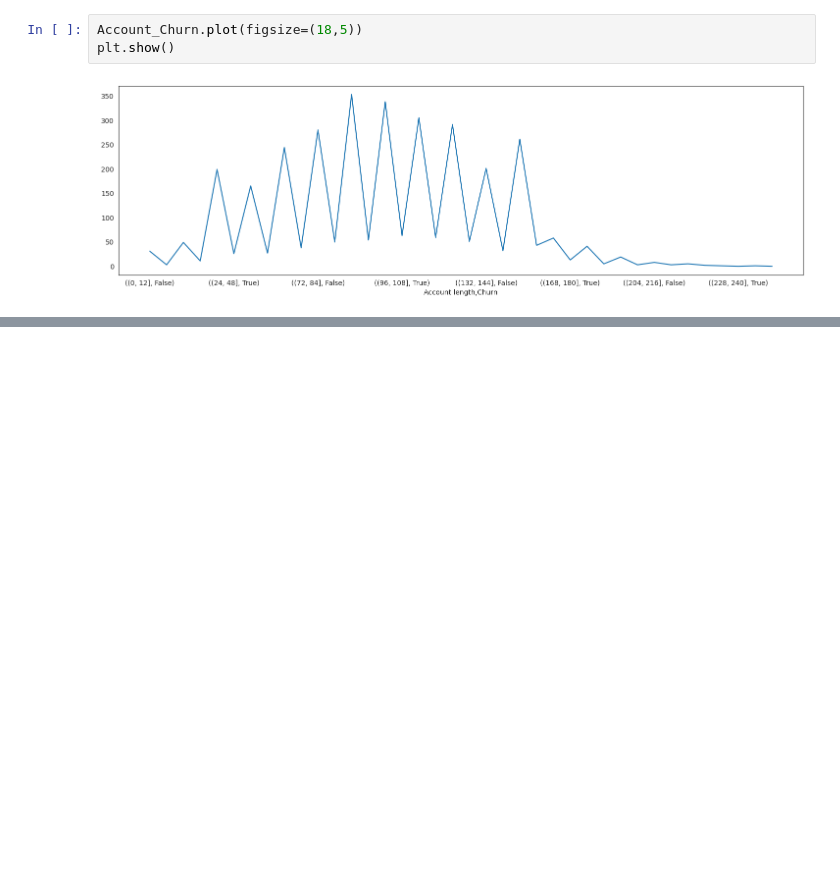
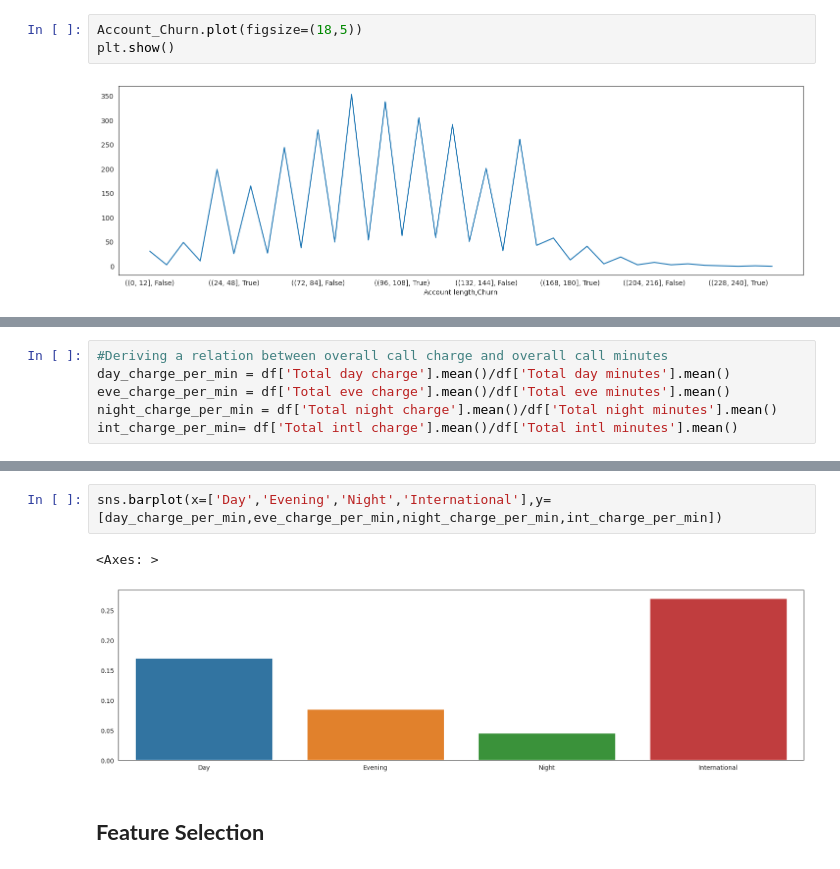
Before and after one commit to Avik-G/Telecom-Customer-Churn-Analysis, a Jupyter notebook: Telecom_Customer_Churn_Analysis.ipynb, the cells around one changed output, grey strips where cells are left out. Saved outputs shown, nothing was run; the diff lists cells and outputs as text; blank space fills up the shorter version.

```diff
--- a/Telecom_Customer_Churn_Analysis.ipynb
+++ b/Telecom_Customer_Churn_Analysis.ipynb
@@ -473,0 +474,6 @@ plt.show()
+# %%
+#Deriving a relation between overall call charge and overall call minutes
+day_charge_per_min = df['Total day charge'].mean()/df['Total day minutes'].mean()
+eve_charge_per_min = df['Total eve charge'].mean()/df['Total eve minutes'].mean()
+night_charge_per_min = df['Total night charge'].mean()/df['Total night minutes'].mean()
+int_charge_per_min= df['Total intl charge'].mean()/df['Total intl minutes'].mean()
@@ -473,0 +493,7 @@ plt.show()
+# %%
+sns.barplot(x=['Day','Evening','Night','International'],y=[day_charge_per_min,eve_charge_per_min,night_charge_per_min,int_charge_per_min])
+# %% [output]
+<Axes: >
+[figure, added]
+# %% [markdown]
+## **Feature Selection**
```
Also changed, not shown: parts of 24 cells of this notebook.
